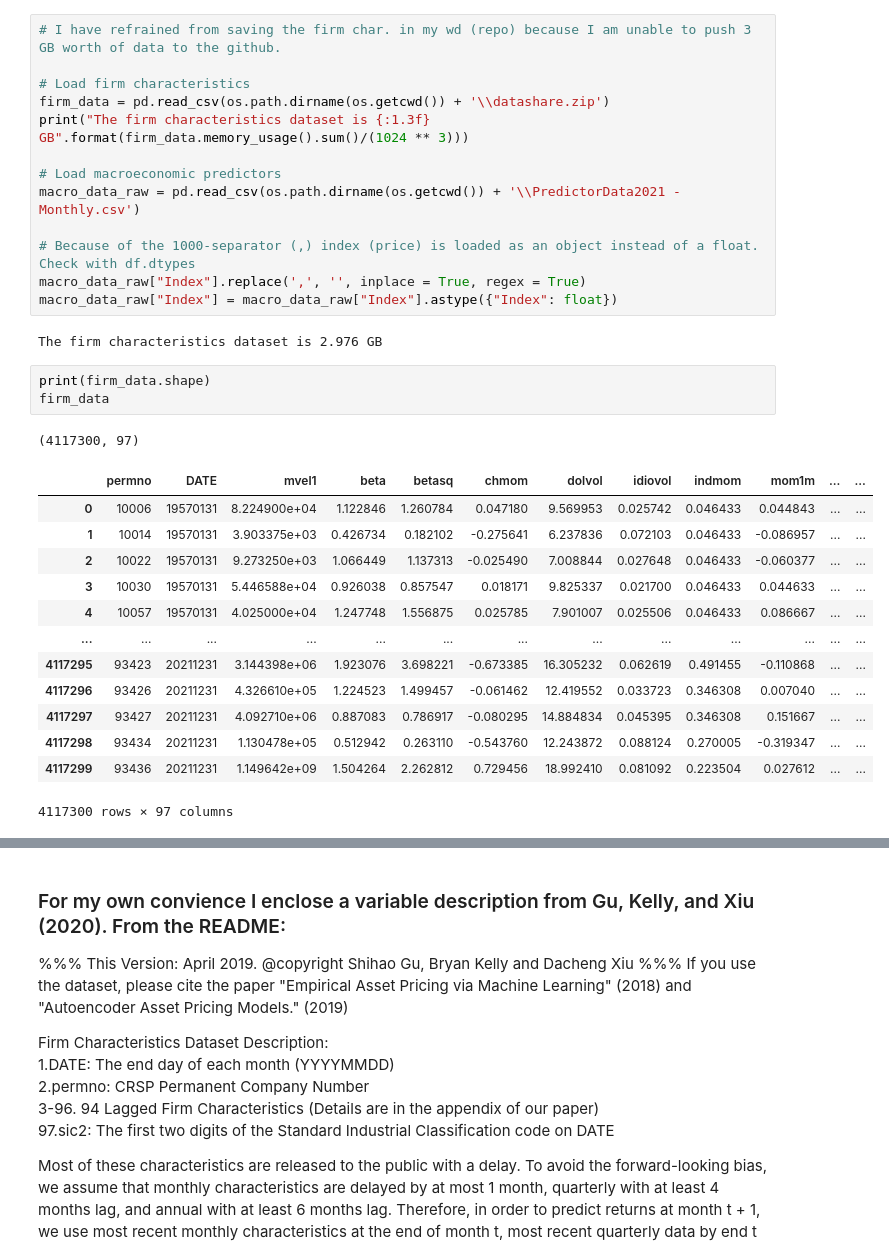
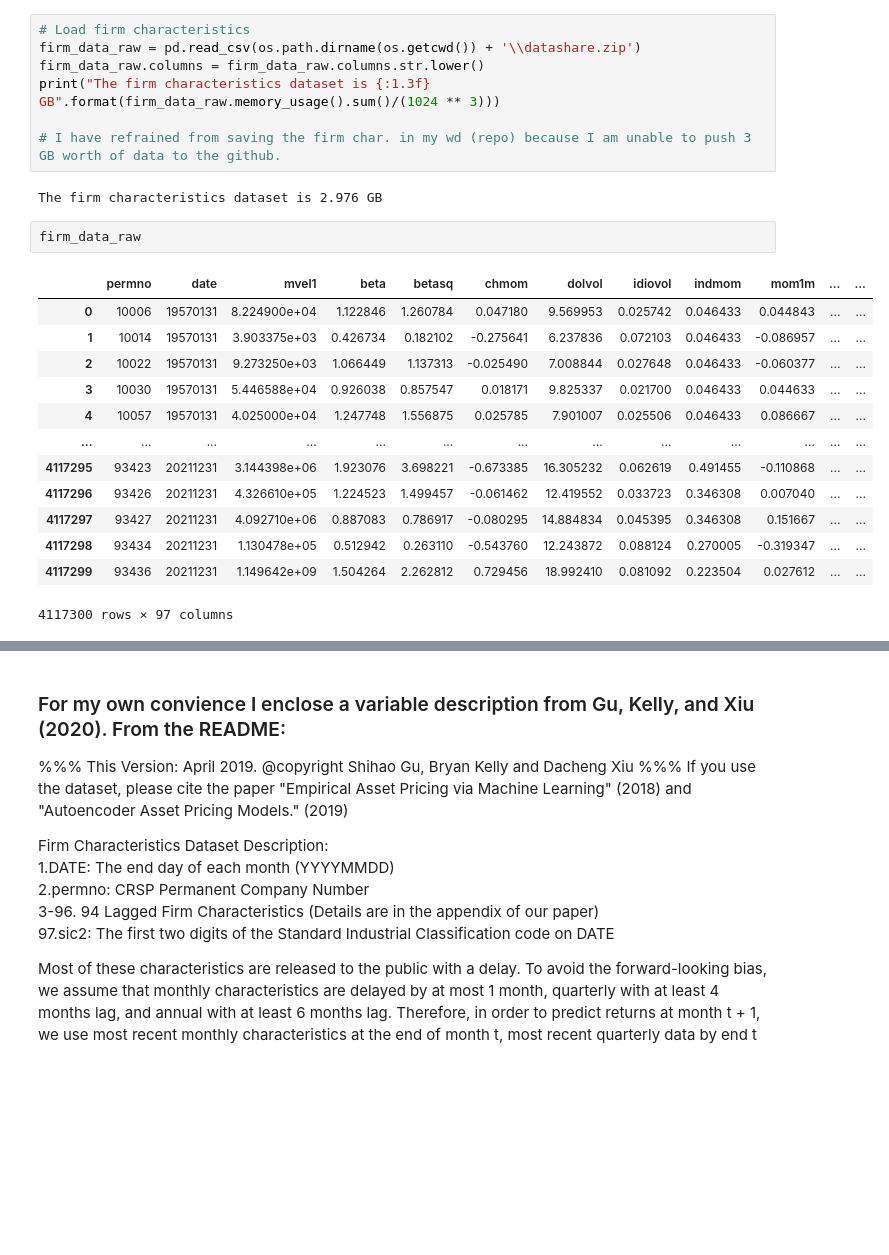
Before and after one commit to fikus44/Masters-Thesis, a Jupyter notebook: Data Processing .ipynb, the cells around one changed output, grey strips where cells are left out. Cells and saved outputs as stored; diff of their text form; blank space fills up the shorter version.

```diff
--- a/Data Processing .ipynb
+++ b/Data Processing .ipynb
@@ -19,33 +81,25 @@ os.getcwd()
 # %%
+# Load firm characteristics
+firm_data_raw = pd.read_csv(os.path.dirname(os.getcwd()) + '\\datashare.zip')
+firm_data_raw.columns = firm_data_raw.columns.str.lower()
+print("The firm characteristics dataset is {:1.3f} GB".format(firm_data_raw.memory_usage().sum()/(1024 ** 3)))
+
 # I have refrained from saving the firm char. in my wd (repo) because I am unable to push 3 GB worth of data to the github.
-
-# Load firm characteristics
-firm_data = pd.read_csv(os.path.dirname(os.getcwd()) + '\\datashare.zip')
-print("The firm characteristics dataset is {:1.3f} GB".format(firm_data.memory_usage().sum()/(1024 ** 3)))
-
-# Load macroeconomic predictors
-macro_data_raw = pd.read_csv(os.path.dirname(os.getcwd()) + '\\PredictorData2021 - Monthly.csv')
-
-# Because of the 1000-separator (,) index (price) is loaded as an object instead of a float. Check with df.dtypes
-macro_data_raw["Index"].replace(',', '', inplace = True, regex = True)
-macro_data_raw["Index"] = macro_data_raw["Index"].astype({"Index": float})
 # %% [output]
 The firm characteristics dataset is 2.976 GB
 # %%
-print(firm_data.shape)
-firm_data
+firm_data_raw
 # %% [output]
+|  | permno | date | mvel1 | beta | betasq | chmom | dolvol | idiovol | indmom | mom1m | ... | ... |
+| 0 | 10006 | 19570131 | 8.224900e+04 | 1.122846 | 1.260784 | 0.047180 | 9.569953 | 0.025742 | 0.046433 | 0.044843 | ... | ... |
+| 1 | 10014 | 19570131 | 3.903375e+03 | 0.426734 | 0.182102 | -0.275641 | 6.237836 | 0.072103 | 0.046433 | -0.086957 | ... | ... |
+| 2 | 10022 | 19570131 | 9.273250e+03 | 1.066449 | 1.137313 | -0.025490 | 7.008844 | 0.027648 | 0.046433 | -0.060377 | ... | ... |
+| 3 | 10030 | 19570131 | 5.446588e+04 | 0.926038 | 0.857547 | 0.018171 | 9.825337 | 0.021700 | 0.046433 | 0.044633 | ... | ... |
+| 4 | 10057 | 19570131 | 4.025000e+04 | 1.247748 | 1.556875 | 0.025785 | 7.901007 | 0.025506 | 0.046433 | 0.086667 | ... | ... |
+| ... | ... | ... | ... | ... | ... | ... | ... | ... | ... | ... | ... | ... |
+| 4117295 | 93423 | 20211231 | 3.144398e+06 | 1.923076 | 3.698221 | -0.673385 | 16.305232 | 0.062619 | 0.491455 | -0.110868 | ... | ... |
+| 4117296 | 93426 | 20211231 | 4.326610e+05 | 1.224523 | 1.499457 | -0.061462 | 12.419552 | 0.033723 | 0.346308 | 0.007040 | ... | ... |
+| 4117297 | 93427 | 20211231 | 4.092710e+06 | 0.887083 | 0.786917 | -0.080295 | 14.884834 | 0.045395 | 0.346308 | 0.151667 | ... | ... |
+| 4117298 | 93434 | 20211231 | 1.130478e+05 | 0.512942 | 0.263110 | -0.543760 | 12.243872 | 0.088124 | 0.270005 | -0.319347 | ... | ... |
+| 4117299 | 93436 | 20211231 | 1.149642e+09 | 1.504264 | 2.262812 | 0.729456 | 18.992410 | 0.081092 | 0.223504 | 0.027612 | ... | ... |
-(4117300, 97)
+4117300 rows × 97 columns
-|  | permno | DATE | mvel1 | beta | betasq | chmom | dolvol | idiovol | indmom | mom1m | ... | ... |
-| 0 | 10006 | 19570131 | 8.224900e+04 | 1.122846 | 1.260784 | 0.047180 | 9.569953 | 0.025742 | 0.046433 | 0.044843 | ... | ... |
-| 1 | 10014 | 19570131 | 3.903375e+03 | 0.426734 | 0.182102 | -0.275641 | 6.237836 | 0.072103 | 0.046433 | -0.086957 | ... | ... |
-| 2 | 10022 | 19570131 | 9.273250e+03 | 1.066449 | 1.137313 | -0.025490 | 7.008844 | 0.027648 | 0.046433 | -0.060377 | ... | ... |
-| 3 | 10030 | 19570131 | 5.446588e+04 | 0.926038 | 0.857547 | 0.018171 | 9.825337 | 0.021700 | 0.046433 | 0.044633 | ... | ... |
-| 4 | 10057 | 19570131 | 4.025000e+04 | 1.247748 | 1.556875 | 0.025785 | 7.901007 | 0.025506 | 0.046433 | 0.086667 | ... | ... |
-| ... | ... | ... | ... | ... | ... | ... | ... | ... | ... | ... | ... | ... |
-| 4117295 | 93423 | 20211231 | 3.144398e+06 | 1.923076 | 3.698221 | -0.673385 | 16.305232 | 0.062619 | 0.491455 | -0.110868 | ... | ... |
-| 4117296 | 93426 | 20211231 | 4.326610e+05 | 1.224523 | 1.499457 | -0.061462 | 12.419552 | 0.033723 | 0.346308 | 0.007040 | ... | ... |
-| 4117297 | 93427 | 20211231 | 4.092710e+06 | 0.887083 | 0.786917 | -0.080295 | 14.884834 | 0.045395 | 0.346308 | 0.151667 | ... | ... |
-| 4117298 | 93434 | 20211231 | 1.130478e+05 | 0.512942 | 0.263110 | -0.543760 | 12.243872 | 0.088124 | 0.270005 | -0.319347 | ... | ... |
-| 4117299 | 93436 | 20211231 | 1.149642e+09 | 1.504264 | 2.262812 | 0.729456 | 18.992410 | 0.081092 | 0.223504 | 0.027612 | ... | ... |
-4117300 rows × 97 columns
```
Also changed, not shown: parts of 12 cells of this notebook, 2 other files.
